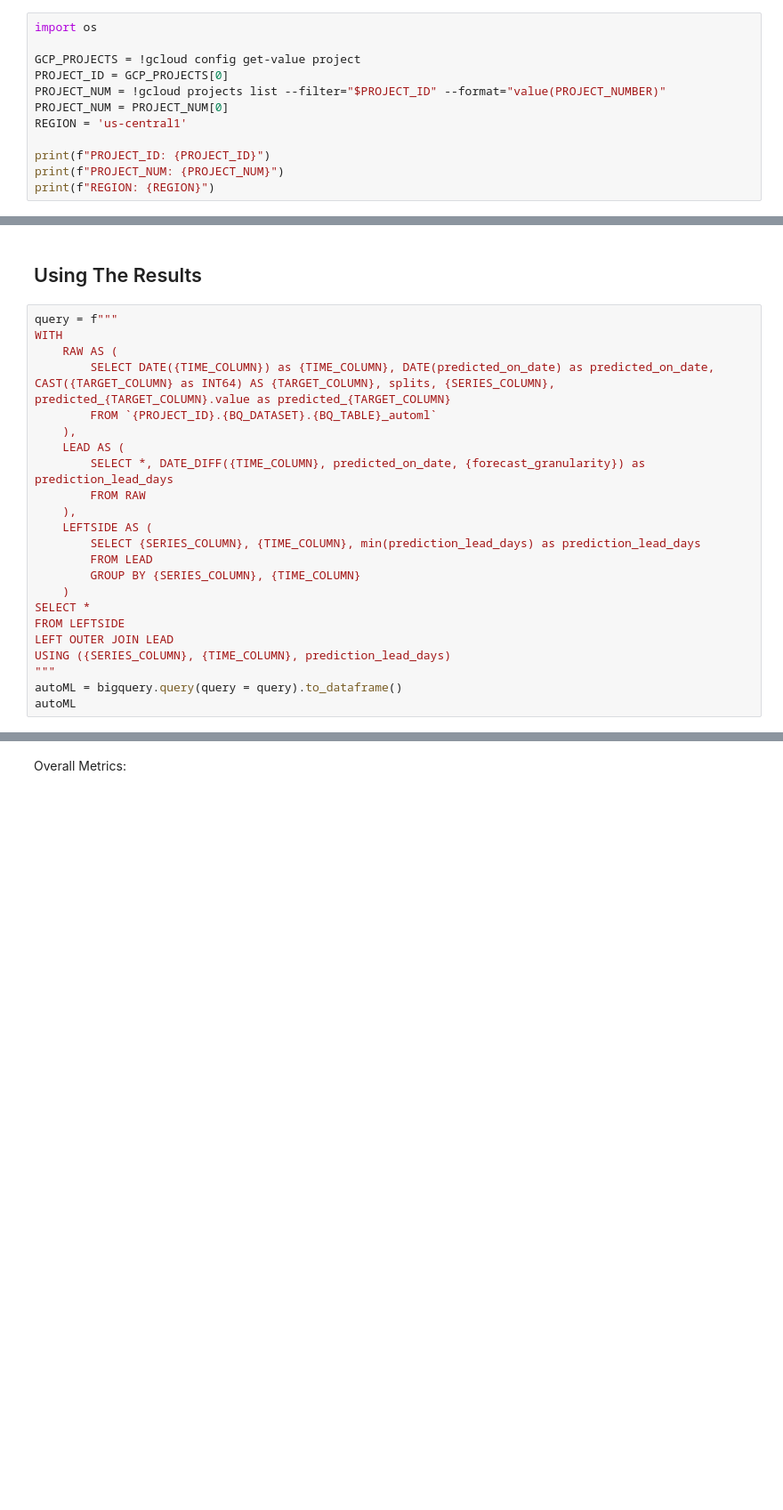
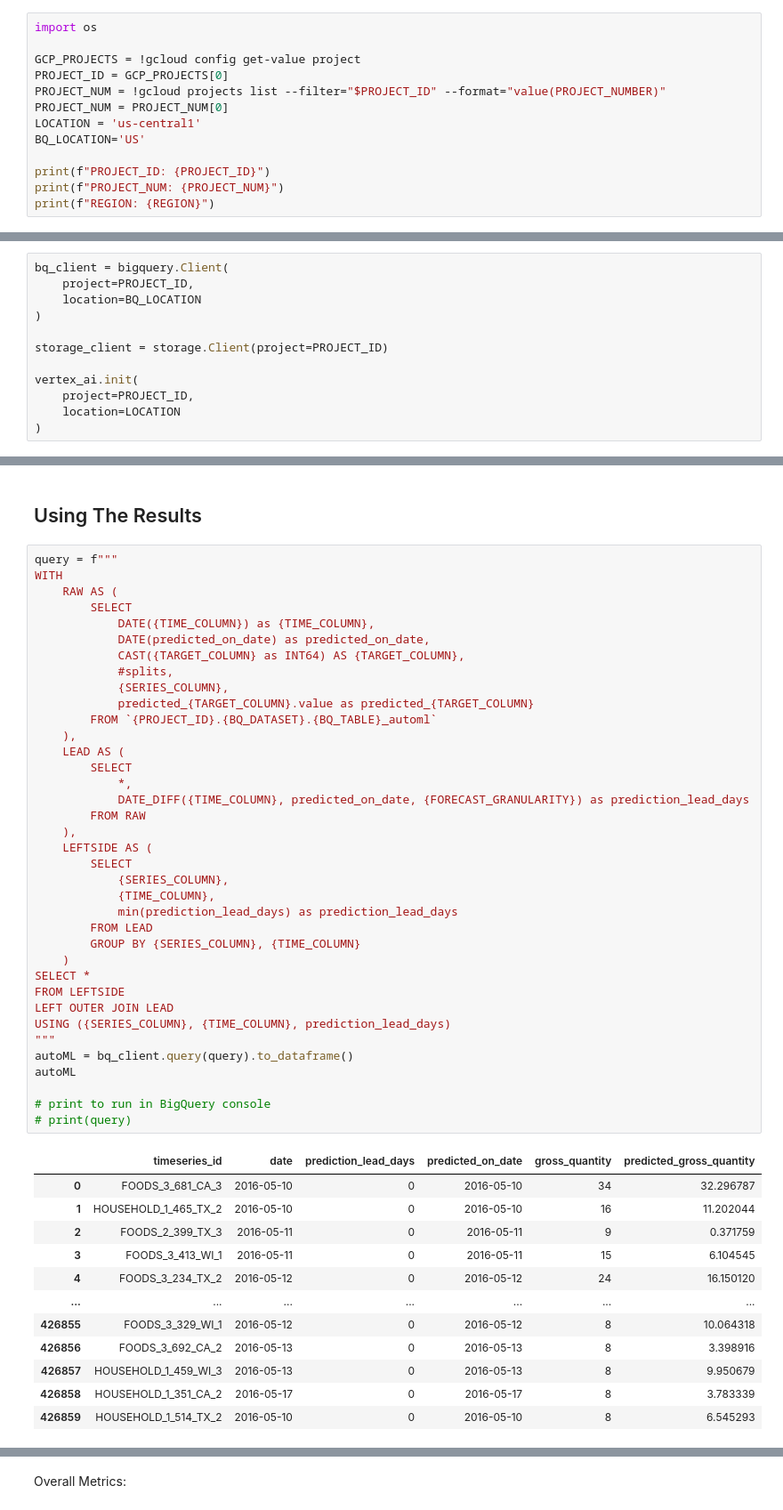
Before and after one commit to tottenjordan/vertex-forecas-repo, a Jupyter notebook: 03-vertex-forecast-train-sdk.ipynb, the cells around one changed output, grey strips where cells are left out. Shown at 89% size. Drawn from its saved outputs; the diff is of its cells as text; blank space fills up the shorter version.

```diff
--- a/03-vertex-forecast-train-sdk.ipynb
+++ b/03-vertex-forecast-train-sdk.ipynb
@@ -7,7 +7,8 @@ GCP_PROJECTS = !gcloud config get-value project
 PROJECT_ID = GCP_PROJECTS[0]
 PROJECT_NUM = !gcloud projects list --filter="$PROJECT_ID" --format="value(PROJECT_NUMBER)"
 PROJECT_NUM = PROJECT_NUM[0]
-REGION = 'us-central1'
+LOCATION = 'us-central1'
+BQ_LOCATION='US'
 
 print(f"PROJECT_ID: {PROJECT_ID}")
 print(f"PROJECT_NUM: {PROJECT_NUM}")
@@ -24,6 +25,18 @@ from google.cloud import storage
 import matplotlib.pyplot as plt
 import pandas as pd
 from datetime import datetime, timedelta
+# %%
+bq_client = bigquery.Client(
+    project=PROJECT_ID,
+    location=BQ_LOCATION
+)
+
+storage_client = storage.Client(project=PROJECT_ID)
+
+vertex_ai.init(
+    project=PROJECT_ID,
+    location=LOCATION
+)
 # %%
 # previously defined
 BQ_DATASET="m5_us"
@@ -225,23 +320,50 @@ PipelineState.PIPELINE_STATE_RUNNING
 # %%
 query = f"""
 WITH
     RAW AS (
-        SELECT DATE({TIME_COLUMN}) as {TIME_COLUMN}, DATE(predicted_on_date) as predicted_on_date, CAST({TARGET_COLUMN} as INT64) AS {TARGET_COLUMN}, splits, {SERIES_COLUMN}, predicted_{TARGET_COLUMN}.value as predicted_{TARGET_COLUMN}
+        SELECT
+            DATE({TIME_COLUMN}) as {TIME_COLUMN},
+            DATE(predicted_on_date) as predicted_on_date,
+            CAST({TARGET_COLUMN} as INT64) AS {TARGET_COLUMN},
+            #splits,
+            {SERIES_COLUMN},
+            predicted_{TARGET_COLUMN}.value as predicted_{TARGET_COLUMN}
         FROM `{PROJECT_ID}.{BQ_DATASET}.{BQ_TABLE}_automl`
     ),
     LEAD AS (
-        SELECT *, DATE_DIFF({TIME_COLUMN}, predicted_on_date, {forecast_granularity}) as prediction_lead_days
+        SELECT
+            *,
+            DATE_DIFF({TIME_COLUMN}, predicted_on_date, {FORECAST_GRANULARITY}) as prediction_lead_days
         FROM RAW
     ),
     LEFTSIDE AS (
-        SELECT {SERIES_COLUMN}, {TIME_COLUMN}, min(prediction_lead_days) as prediction_lead_days
+        SELECT
+            {SERIES_COLUMN},
+            {TIME_COLUMN},
+            min(prediction_lead_days) as prediction_lead_days
         FROM LEAD
         GROUP BY {SERIES_COLUMN}, {TIME_COLUMN}
     )
 SELECT *
 FROM LEFTSIDE
 LEFT OUTER JOIN LEAD
 USING ({SERIES_COLUMN}, {TIME_COLUMN}, prediction_lead_days)
 """
-autoML = bigquery.query(query = query).to_dataframe()
+autoML = bq_client.query(query).to_dataframe()
 autoML
+
+# print to run in BigQuery console
+# print(query)
+# %% [output]
+|  | timeseries_id | date | prediction_lead_days | predicted_on_date | gross_quantity | predicted_gross_quantity |
+| 0 | FOODS_3_681_CA_3 | 2016-05-10 | 0 | 2016-05-10 | 34 | 32.296787 |
+| 1 | HOUSEHOLD_1_465_TX_2 | 2016-05-10 | 0 | 2016-05-10 | 16 | 11.202044 |
+| 2 | FOODS_2_399_TX_3 | 2016-05-11 | 0 | 2016-05-11 | 9 | 0.371759 |
+| 3 | FOODS_3_413_WI_1 | 2016-05-11 | 0 | 2016-05-11 | 15 | 6.104545 |
+| 4 | FOODS_3_234_TX_2 | 2016-05-12 | 0 | 2016-05-12 | 24 | 16.150120 |
+| ... | ... | ... | ... | ... | ... | ... |
+| 426855 | FOODS_3_329_WI_1 | 2016-05-12 | 0 | 2016-05-12 | 8 | 10.064318 |
+| 426856 | FOODS_3_692_CA_2 | 2016-05-13 | 0 | 2016-05-13 | 8 | 3.398916 |
+| 426857 | HOUSEHOLD_1_459_WI_3 | 2016-05-13 | 0 | 2016-05-13 | 8 | 9.950679 |
+| 426858 | HOUSEHOLD_1_351_CA_2 | 2016-05-17 | 0 | 2016-05-17 | 8 | 3.783339 |
+| 426859 | HOUSEHOLD_1_514_TX_2 | 2016-05-10 | 0 | 2016-05-10 | 8 | 6.545293 |
```
Also changed, not shown: parts of 39 cells of this notebook, 1 other file.
